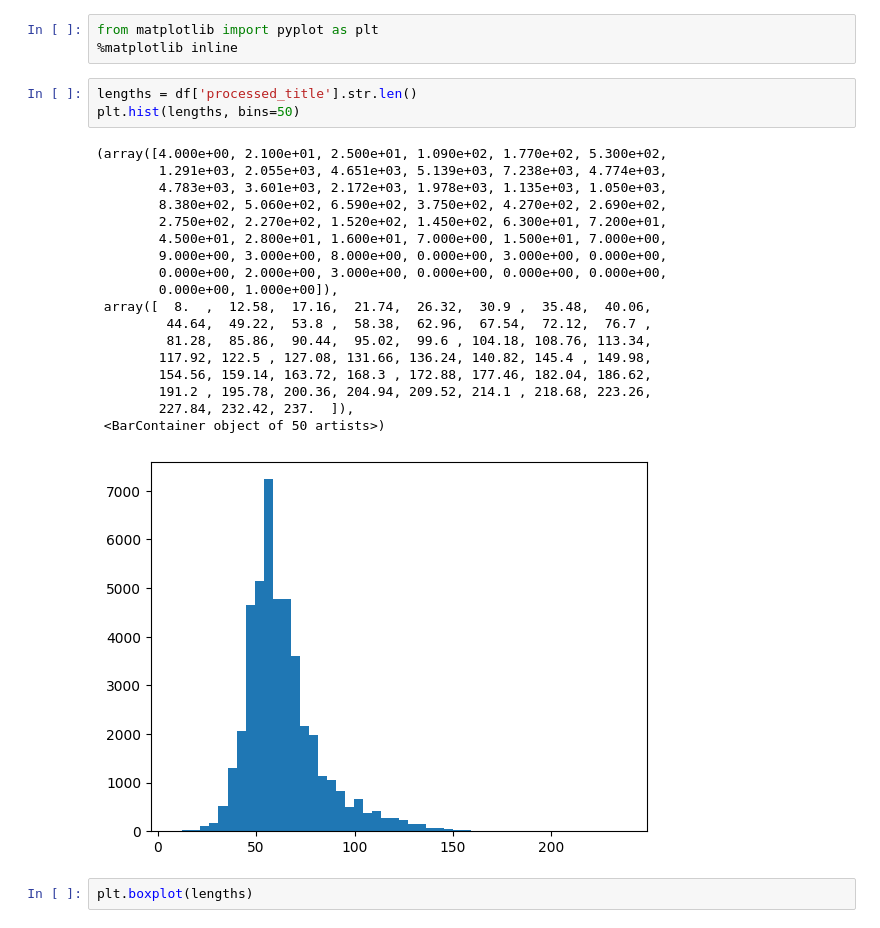
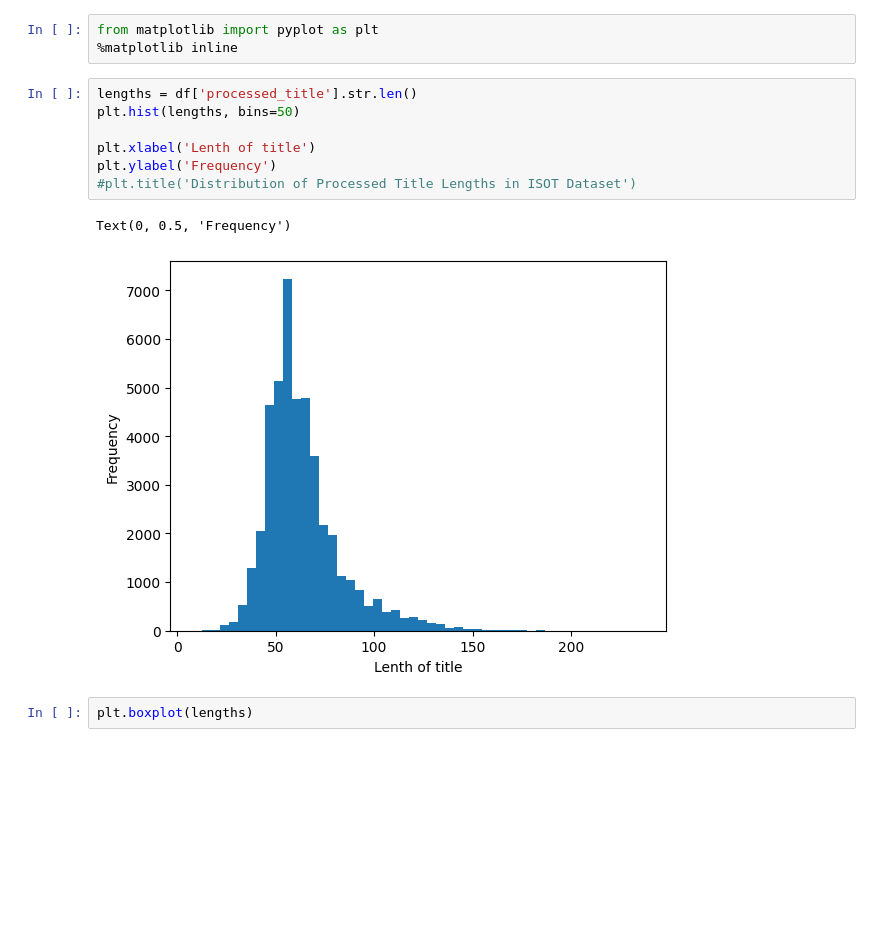
Before and after one commit to nastya-papulova/Neural_networks, a Jupyter notebook: LR2/LR2.ipynb, the cells around one changed output. Drawn from its saved outputs; the diff is of its cells as text; blank space fills up the shorter version.

```diff
--- a/LR2/LR2.ipynb
+++ b/LR2/LR2.ipynb
@@ -258,25 +247,13 @@ from matplotlib import pyplot as plt
 # %%
 lengths = df['processed_title'].str.len()
 plt.hist(lengths, bins=50)
+
+plt.xlabel('Lenth of title')
+plt.ylabel('Frequency')
+#plt.title('Distribution of Processed Title Lengths in ISOT Dataset')
 # %% [output]
-(array([4.000e+00, 2.100e+01, 2.500e+01, 1.090e+02, 1.770e+02, 5.300e+02,
-        1.291e+03, 2.055e+03, 4.651e+03, 5.139e+03, 7.238e+03, 4.774e+03,
-        4.783e+03, 3.601e+03, 2.172e+03, 1.978e+03, 1.135e+03, 1.050e+03,
-        8.380e+02, 5.060e+02, 6.590e+02, 3.750e+02, 4.270e+02, 2.690e+02,
-        2.750e+02, 2.270e+02, 1.520e+02, 1.450e+02, 6.300e+01, 7.200e+01,
-        4.500e+01, 2.800e+01, 1.600e+01, 7.000e+00, 1.500e+01, 7.000e+00,
-        9.000e+00, 3.000e+00, 8.000e+00, 0.000e+00, 3.000e+00, 0.000e+00,
-        0.000e+00, 2.000e+00, 3.000e+00, 0.000e+00, 0.000e+00, 0.000e+00,
-        0.000e+00, 1.000e+00]),
- array([  8.  ,  12.58,  17.16,  21.74,  26.32,  30.9 ,  35.48,  40.06,
-         44.64,  49.22,  53.8 ,  58.38,  62.96,  67.54,  72.12,  76.7 ,
-         81.28,  85.86,  90.44,  95.02,  99.6 , 104.18, 108.76, 113.34,
-        117.92, 122.5 , 127.08, 131.66, 136.24, 140.82, 145.4 , 149.98,
-        154.56, 159.14, 163.72, 168.3 , 172.88, 177.46, 182.04, 186.62,
-        191.2 , 195.78, 200.36, 204.94, 209.52, 214.1 , 218.68, 223.26,
-        227.84, 232.42, 237.  ]),
- <BarContainer object of 50 artists>)
+Text(0, 0.5, 'Frequency')
-[figure, old version]
+[figure, new version]
 # %%
 plt.boxplot(lengths)
 # %% [output]
```
Also changed, not shown: parts of 30 cells of this notebook.
